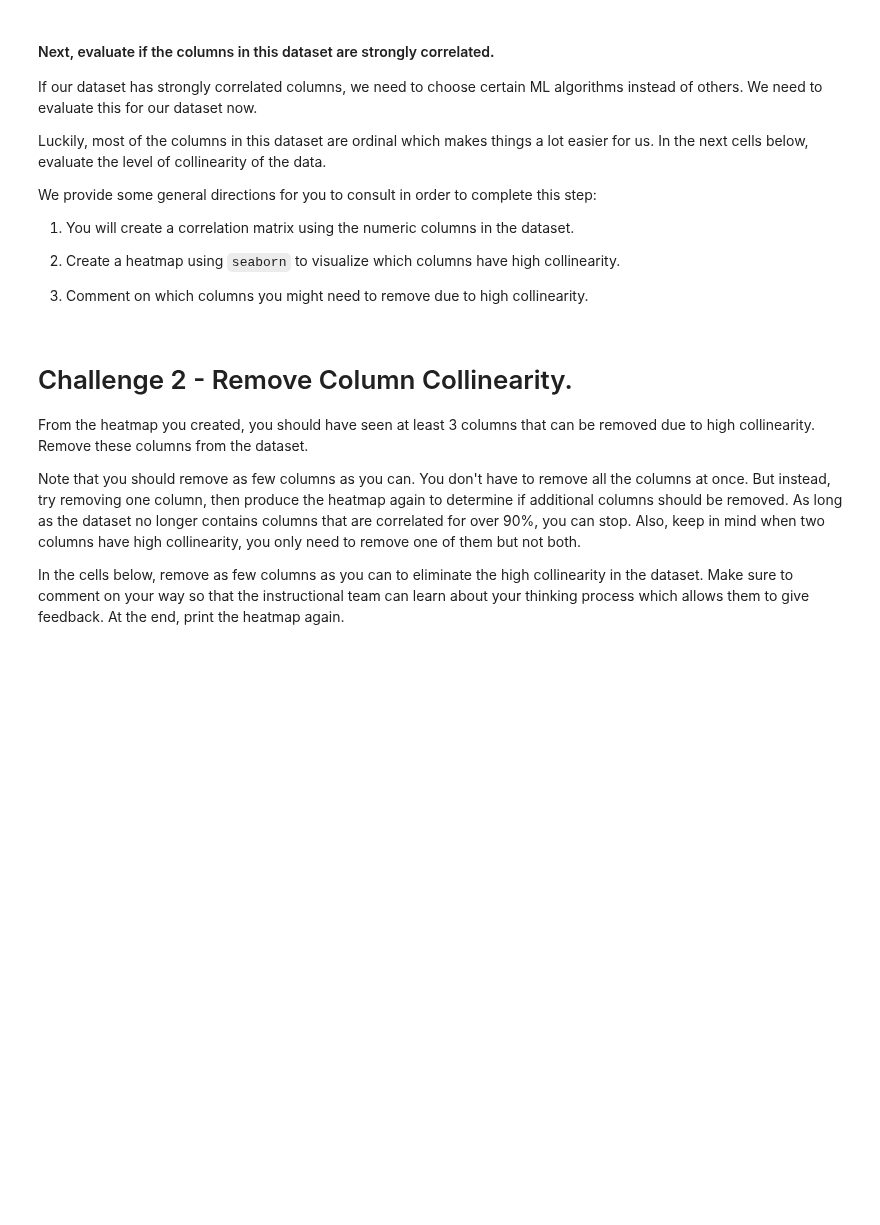
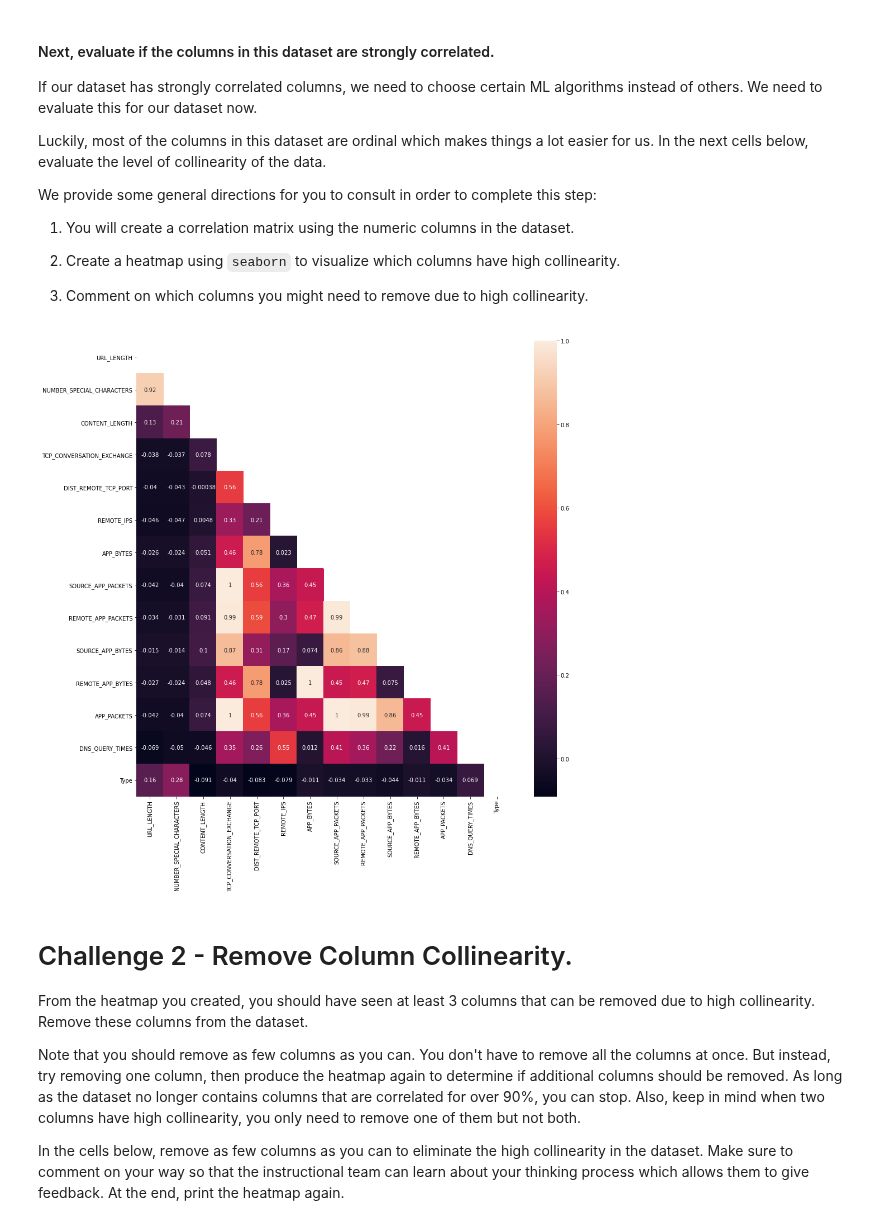
Before and after one commit to ta-data-remote/lab-supervised-learning, a Jupyter notebook: your-code/main.ipynb, the cells around one changed output. Cells and saved outputs as stored; diff of their text form; code cells hidden in the pictures; blank space fills up the shorter version.

```diff
--- a/your-code/main.ipynb
+++ b/your-code/main.ipynb
@@ -55,3 +93,14 @@ We provide some general directions for you to consult in order to complete this
+# %%
+heatmap = websites.select_dtypes(['int64', 'float64'])
+
+collinearity = websites.corr()
+fig_dims = (15, 15)
+mask = np.triu(np.ones_like(collinearity, dtype=bool))
+fig, ax = plt.subplots(figsize=fig_dims)
+sns.heatmap(collinearity, annot=True,ax = ax, mask=mask)
+plt.show()
+# %% [output]
+[figure, added]
 # %%
 # Your comment here
 # %% [markdown]
```
Also changed, not shown: parts of 68 cells of this notebook.
